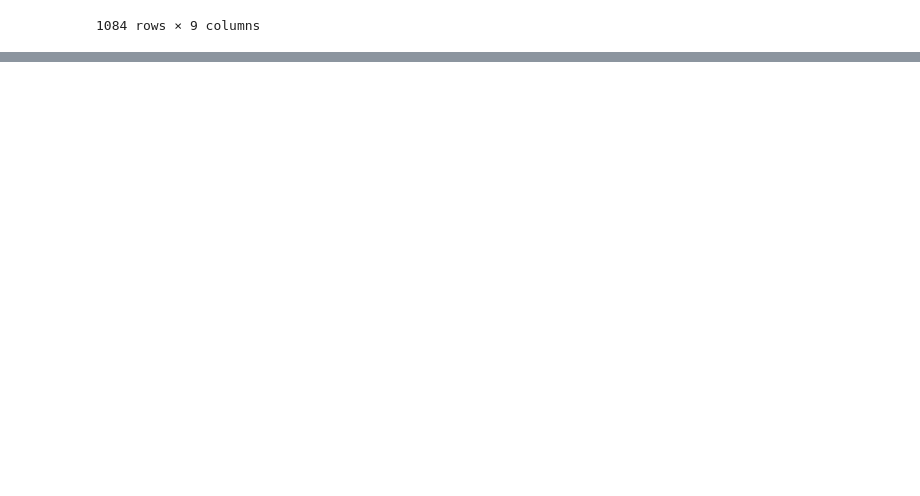
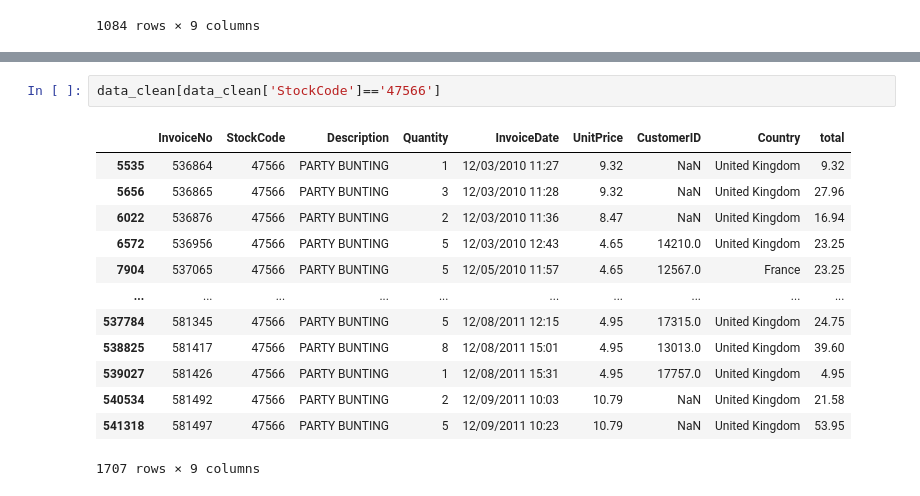
Before and after one commit to SupidchayaTangkidwanich/DWDM21, a Jupyter notebook: Chapter6_Association_Rules.ipynb, the cells around one changed output, grey strips where cells are left out. Saved outputs shown, nothing was run; the diff lists cells and outputs as text; blank space fills up the shorter version.

```diff
--- a/Chapter6_Association_Rules.ipynb
+++ b/Chapter6_Association_Rules.ipynb
@@ -455,0 +487,16 @@ data_clean[data_clean['StockCode']=='22699'] # 22699 คือ ROSES REGENCY TEA
+# %%
+data_clean[data_clean['StockCode']=='47566']
+# %% [output]
+|  | InvoiceNo | StockCode | Description | Quantity | InvoiceDate | UnitPrice | CustomerID | Country | total |
+| 5535 | 536864 | 47566 | PARTY BUNTING | 1 | 12/03/2010 11:27 | 9.32 | NaN | United Kingdom | 9.32 |
+| 5656 | 536865 | 47566 | PARTY BUNTING | 3 | 12/03/2010 11:28 | 9.32 | NaN | United Kingdom | 27.96 |
+| 6022 | 536876 | 47566 | PARTY BUNTING | 2 | 12/03/2010 11:36 | 8.47 | NaN | United Kingdom | 16.94 |
+| 6572 | 536956 | 47566 | PARTY BUNTING | 5 | 12/03/2010 12:43 | 4.65 | 14210.0 | United Kingdom | 23.25 |
+| 7904 | 537065 | 47566 | PARTY BUNTING | 5 | 12/05/2010 11:57 | 4.65 | 12567.0 | France | 23.25 |
+| ... | ... | ... | ... | ... | ... | ... | ... | ... | ... |
+| 537784 | 581345 | 47566 | PARTY BUNTING | 5 | 12/08/2011 12:15 | 4.95 | 17315.0 | United Kingdom | 24.75 |
+| 538825 | 581417 | 47566 | PARTY BUNTING | 8 | 12/08/2011 15:01 | 4.95 | 13013.0 | United Kingdom | 39.60 |
+| 539027 | 581426 | 47566 | PARTY BUNTING | 1 | 12/08/2011 15:31 | 4.95 | 17757.0 | United Kingdom | 4.95 |
+| 540534 | 581492 | 47566 | PARTY BUNTING | 2 | 12/09/2011 10:03 | 10.79 | NaN | United Kingdom | 21.58 |
+| 541318 | 581497 | 47566 | PARTY BUNTING | 5 | 12/09/2011 10:23 | 10.79 | NaN | United Kingdom | 53.95 |
+1707 rows × 9 columns
```
Also changed, not shown: parts of 5 cells of this notebook.
